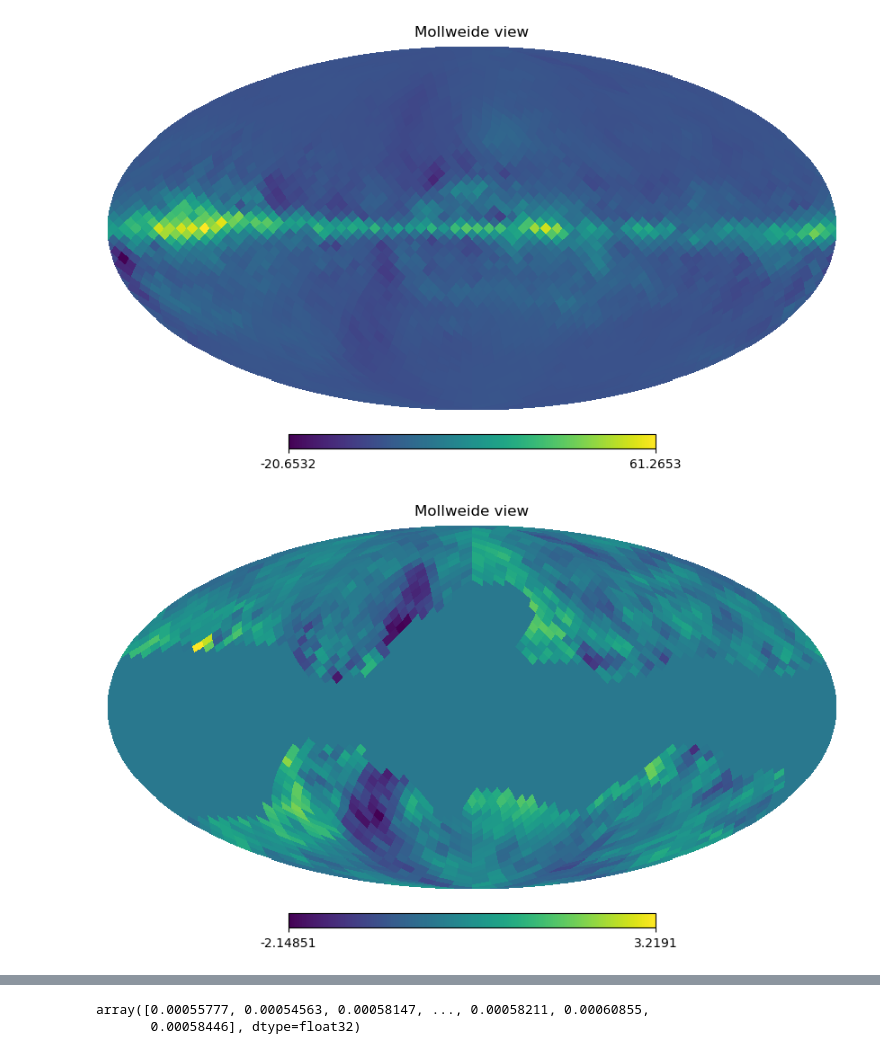
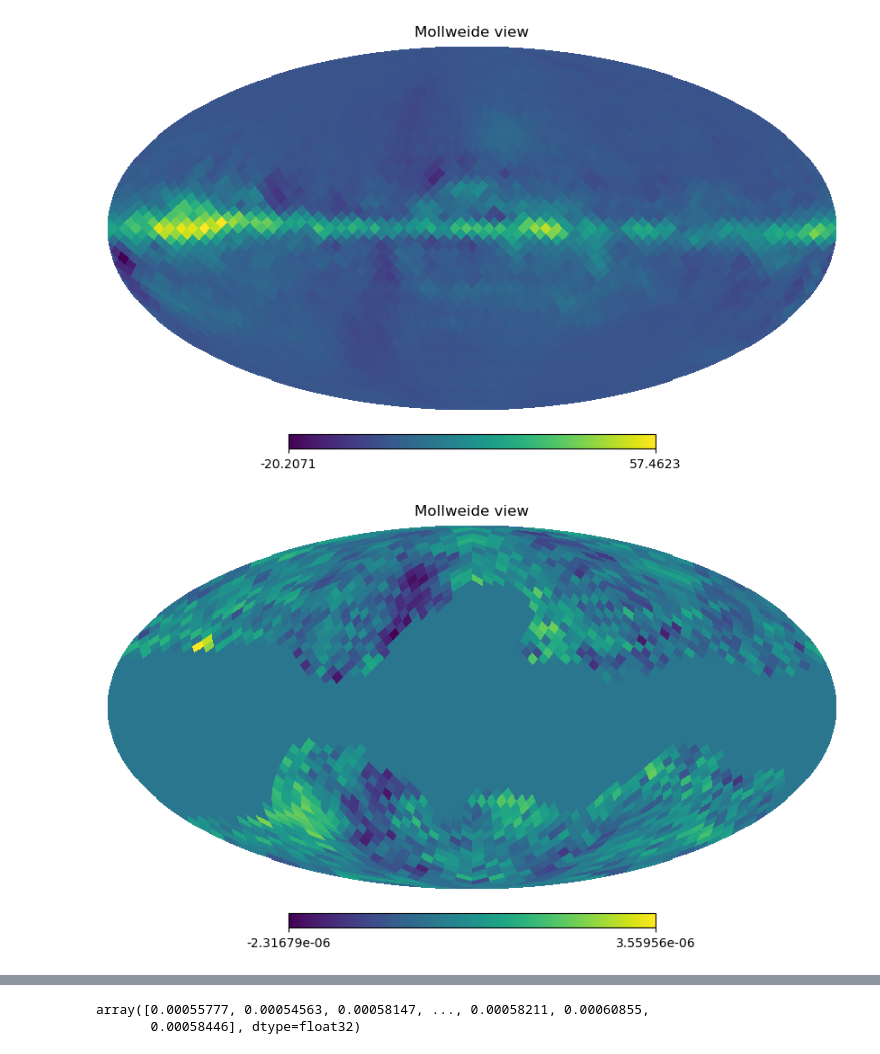
Before and after one commit to antolonappan/taunet, a Jupyter notebook: Notebooks/sky.ipynb, the cells around one changed output, grey strips where cells are left out. Cells and saved outputs as stored; diff of their text form; code cells hidden in the pictures.

```diff
--- a/Notebooks/sky.ipynb
+++ b/Notebooks/sky.ipynb
@@ -16,7 +16,7 @@ path = '/marconi/home/userexternal/aidicher/storage'
 # %%
 nsim = 1
 tau = 0.06
-fg_model = ['s1','d1']
+fg_model = ['s0','d0']
 # %%
 spectra = CMBspectra(tau=tau)
 # %%
@@ -40,8 +40,8 @@ hp.mollview(Qf)
 # %%
 sky = SkySimulation(path,nsim,tau,fg_model)
 # %%
-Q, U = sky.QU(100)
+Q, U = sky.QU(100,unit='K',order='nested')
 # %%
-hp.mollview(Q)
+hp.mollview(Q,nest=True)
 # %% [output]
-[figure, old version]
+[figure, new version]
```
Also changed, not shown: parts of 7 cells of this notebook, 18 other files.
